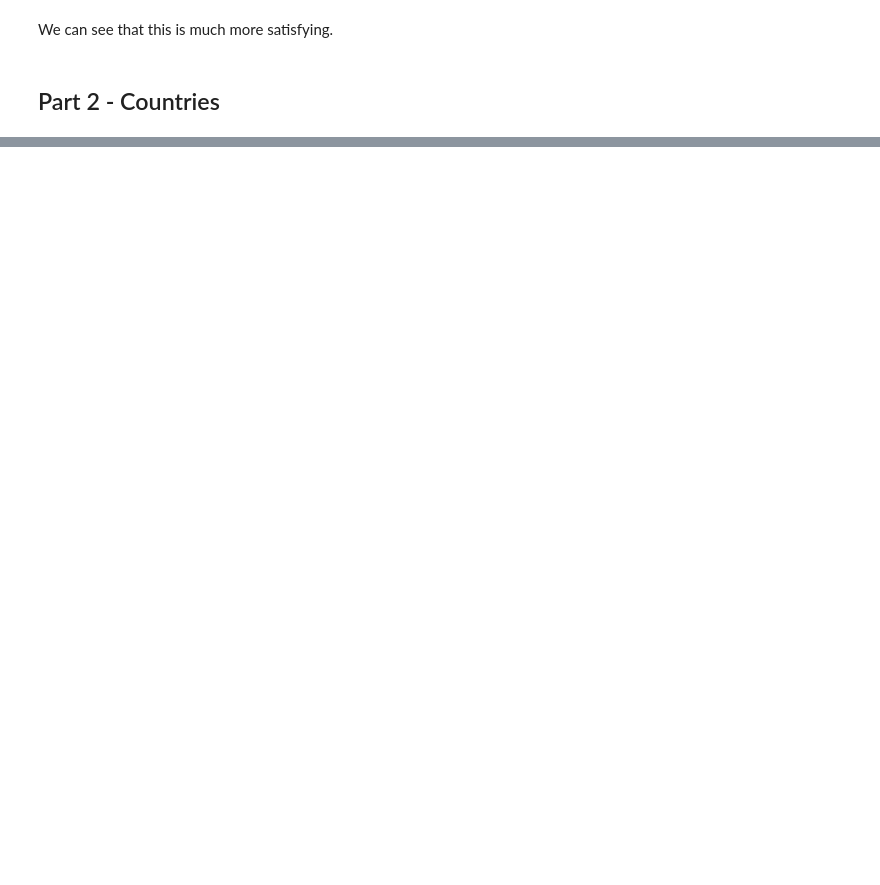
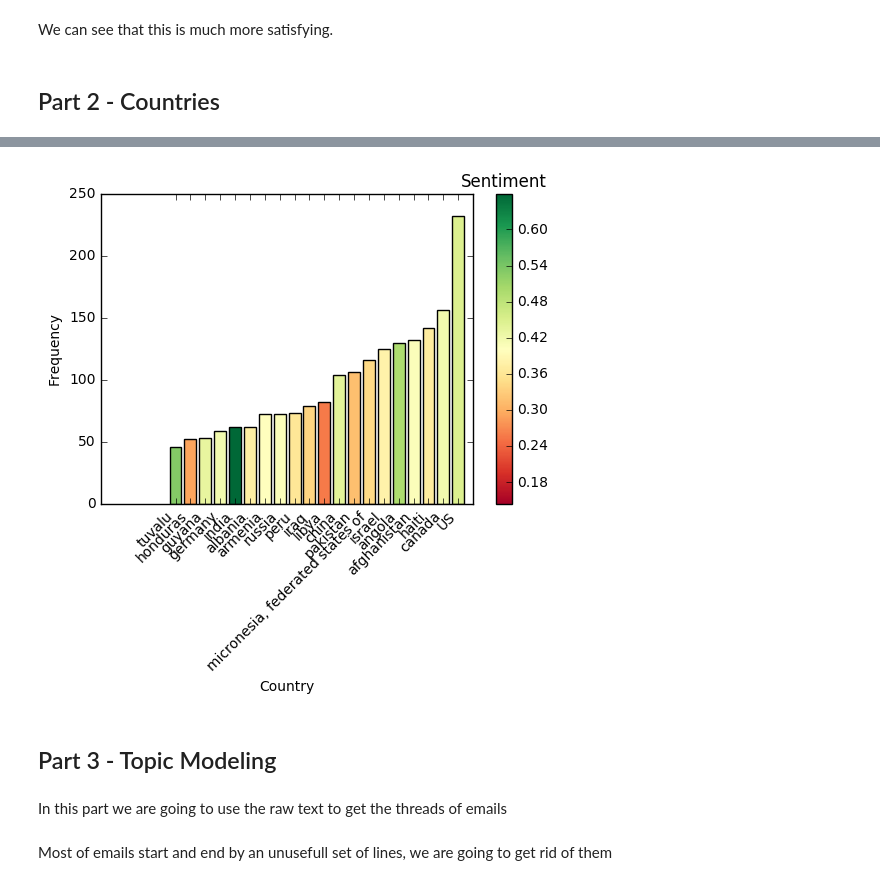
Before and after one commit to mukel/Homework, a Jupyter notebook: 05 - Taming Text/Hw5-TextMining.ipynb, the cells around one changed output, grey strips where cells are left out. Saved outputs shown, nothing was run; the diff lists cells and outputs as text; code cells hidden in the pictures; blank space fills up the shorter version.

Commit message:
3th Part

```diff
--- a/05 - Taming Text/Hw5-TextMining.ipynb
+++ b/05 - Taming Text/Hw5-TextMining.ipynb
@@ -251,0 +329,11 @@ countries = [item if item not in country_dic else country_dic.get(item) for item
+# %%
+countries_compound = {}
+citations = {}
+for mail, countries, sentiment in mails_countries[['countries', 'sentiment']].itertuples() :
+    for country in countries :
+        if(country in countries_compound) :
+            countries_compound[country] += sentiment
+            citations[country] += 1
+        else :
+            countries_compound[country] = sentiment
+            citations[country] = 1
@@ -251,0 +342,7 @@ countries = [item if item not in country_dic else country_dic.get(item) for item
+# %%
+country_data = [(k, v, citations[k])
+                        for k, v in countries_compound.items()]
+country_data = pd.DataFrame(
+                        country_data,
+                        columns=['countries', 'sentiment_sum', 'occurrences'])
+country_data.set_index('countries', inplace=True)
@@ -251,0 +351,3 @@ countries = [item if item not in country_dic else country_dic.get(item) for item
+# %%
+country_data['sentiment'] = country_data['sentiment_sum'] / country_data['occurrences']
+country_data.head(5)
@@ -251,0 +364,4 @@ countries = [item if item not in country_dic else country_dic.get(item) for item
+# %%
+country_data = country_data.sort_values('occurrences')
+country_data = country_data[-20:]
+country_data
@@ -251,0 +387,22 @@ countries = [item if item not in country_dic else country_dic.get(item) for item
+# %%
+# http://stackoverflow.com/questions/31313606/pyplot-matplotlib-bar-chart-with-fill-color-depending-on-value
+from matplotlib import cm
+
+# Set up colors : red to green
+y = np.array(country_data.sentiment)
+colors = cm.RdYlGn(y / float(max(y)))
+plot = plt.scatter(y, y, c=y, cmap = 'RdYlGn')
+plt.clf()
+clb = plt.colorbar(plot)
+clb.ax.set_title("Sentiment")
+
+# Display bar plot : country frequency vs. country name, with color indicating polarity score
+plt.bar(range(country_data.shape[0]), country_data.occurrences, align='center', tick_label=country_data.index, color=colors)
+plt.xticks(rotation=45, ha='right')
+plt.xlabel("Country")
+plt.ylabel("Frequency")
+plt.show()
+# %% [output]
+[figure, added]
+# %% [markdown]
+## Part 3 - Topic Modeling
@@ -251,0 +412,2 @@ countries = [item if item not in country_dic else country_dic.get(item) for item
+# %% [markdown]
+In this part we are going to use the raw text to get the threads of emails
@@ -251,0 +416,2 @@ countries = [item if item not in country_dic else country_dic.get(item) for item
+# %% [markdown]
+Most of emails start and end by an unusefull set of lines, we are going to get rid of them
```
Also changed, not shown: parts of 66 cells of this notebook.
